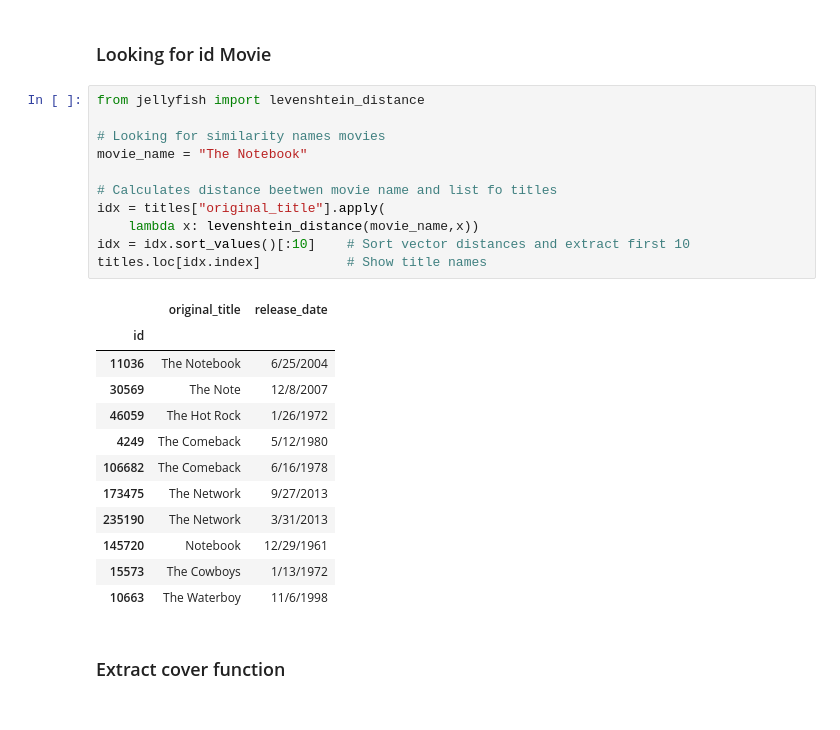
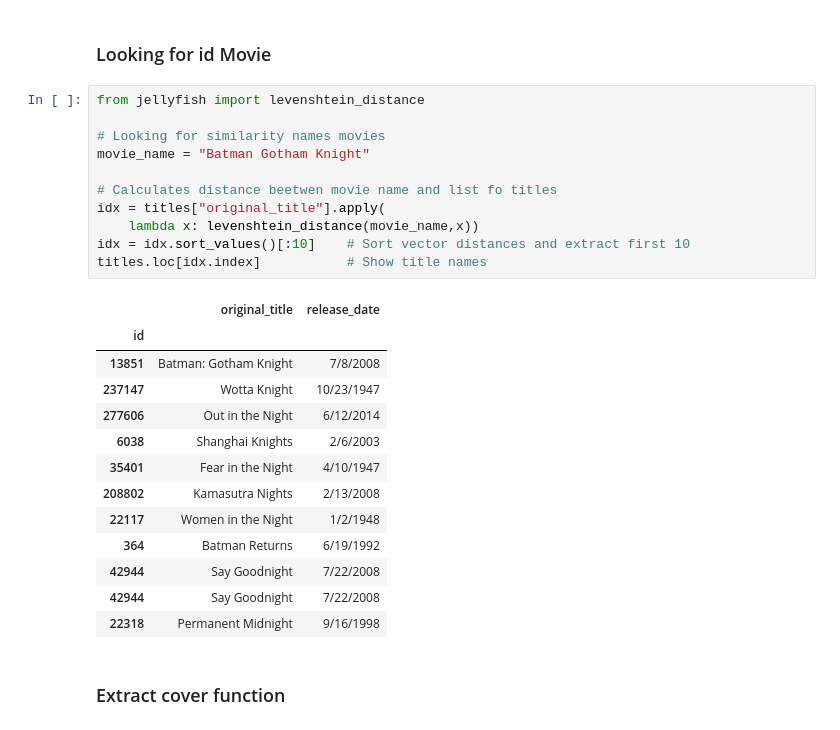
Before and after one commit to juanagsolano/content_based_filtering, a Jupyter notebook: ml_model.ipynb, the cells around one changed output. Cells and saved outputs as stored; diff of their text form.

```diff
--- a/ml_model.ipynb
+++ b/ml_model.ipynb
@@ -287,27 +287,28 @@ plt.show()
 # %%
 from jellyfish import levenshtein_distance
 
 # Looking for similarity names movies
-movie_name = "The Notebook"
+movie_name = "Batman Gotham Knight"
 
 # Calculates distance beetwen movie name and list fo titles
 idx = titles["original_title"].apply(
     lambda x: levenshtein_distance(movie_name,x))
 idx = idx.sort_values()[:10]    # Sort vector distances and extract first 10
 titles.loc[idx.index]           # Show title names
 # %% [output]
 |  | original_title | release_date |
 | id |  |  |
-| 11036 | The Notebook | 6/25/2004 |
-| 30569 | The Note | 12/8/2007 |
-| 46059 | The Hot Rock | 1/26/1972 |
-| 4249 | The Comeback | 5/12/1980 |
-| 106682 | The Comeback | 6/16/1978 |
-| 173475 | The Network | 9/27/2013 |
-| 235190 | The Network | 3/31/2013 |
-| 145720 | Notebook | 12/29/1961 |
-| 15573 | The Cowboys | 1/13/1972 |
-| 10663 | The Waterboy | 11/6/1998 |
+| 13851 | Batman: Gotham Knight | 7/8/2008 |
+| 237147 | Wotta Knight | 10/23/1947 |
+| 277606 | Out in the Night | 6/12/2014 |
+| 6038 | Shanghai Knights | 2/6/2003 |
+| 35401 | Fear in the Night | 4/10/1947 |
+| 208802 | Kamasutra Nights | 2/13/2008 |
+| 22117 | Women in the Night | 1/2/1948 |
+| 364 | Batman Returns | 6/19/1992 |
+| 42944 | Say Goodnight | 7/22/2008 |
+| 42944 | Say Goodnight | 7/22/2008 |
+| 22318 | Permanent Midnight | 9/16/1998 |
 # %% [markdown]
 ### Extract cover function
 # %%
```
Also changed, not shown: parts of 2 cells of this notebook, 2 other files.
